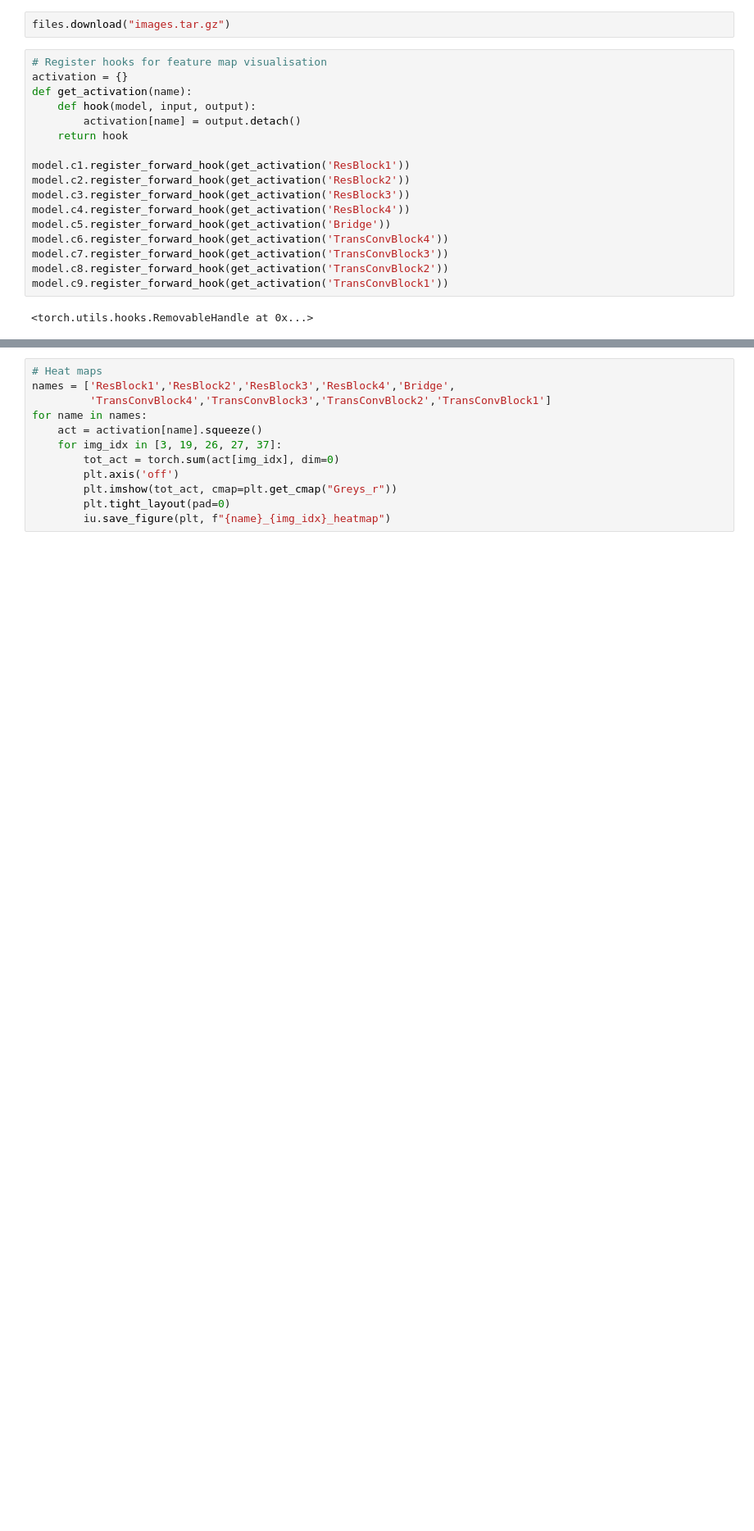
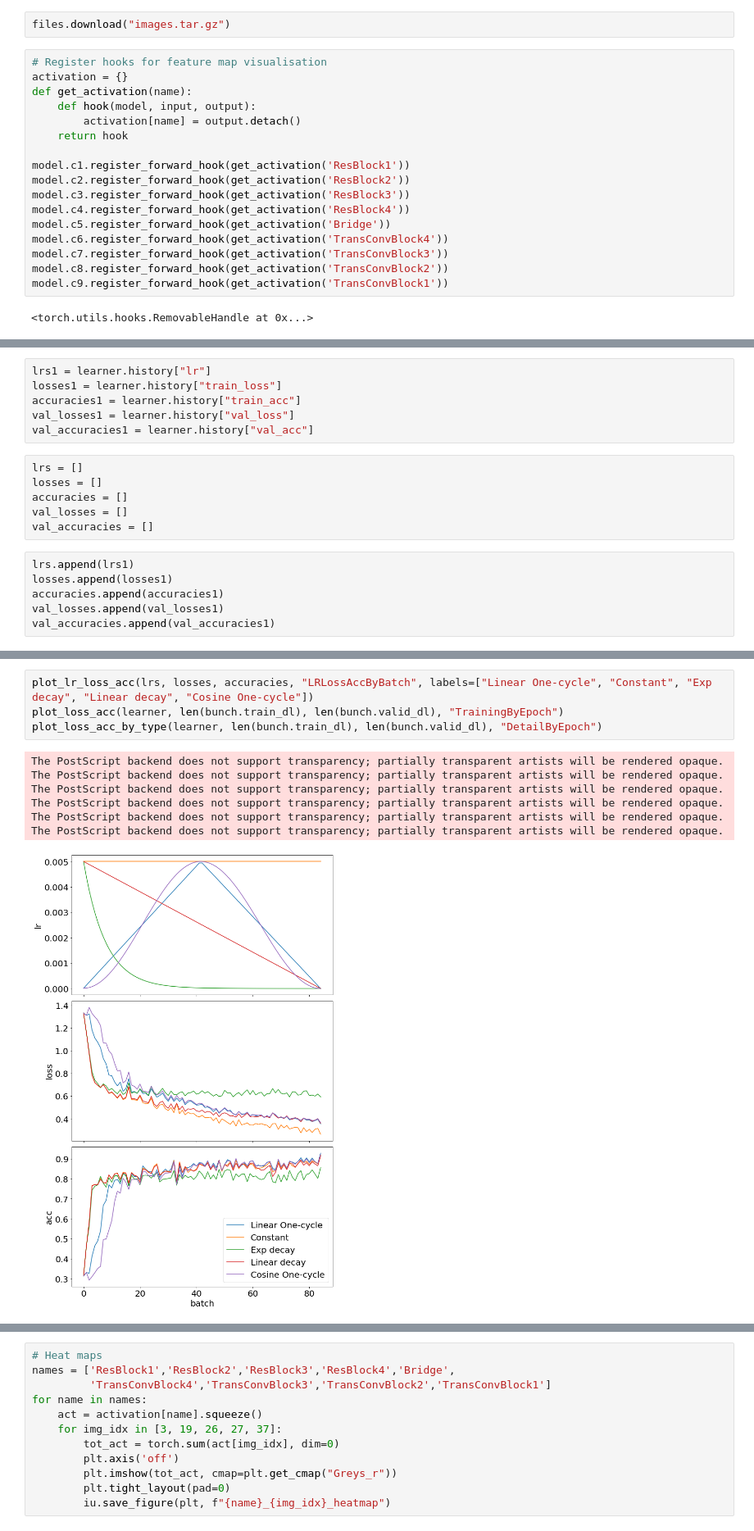
Before and after one commit to AndyChappell/SemanticSegmentation, a Jupyter notebook: dune_network.ipynb, the cells around one changed output, grey strips where cells are left out. Shown at 82% size. Saved outputs shown, nothing was run; the diff lists cells and outputs as text; blank space fills up the shorter version.

```diff
--- a/dune_network.ipynb
+++ b/dune_network.ipynb
@@ -432,0 +475,18 @@ Epoch 5 : Training Loss 0.422 Acc 0.869 Validation Loss 0.422 Acc 0.869 T Acc 0.
+# %%
+lrs1 = learner.history["lr"]
+losses1 = learner.history["train_loss"]
+accuracies1 = learner.history["train_acc"]
+val_losses1 = learner.history["val_loss"]
+val_accuracies1 = learner.history["val_acc"]
+# %%
+lrs = []
+losses = []
+accuracies = []
+val_losses = []
+val_accuracies = []
+# %%
+lrs.append(lrs1)
+losses.append(losses1)
+accuracies.append(accuracies1)
+val_losses.append(val_losses1)
+val_accuracies.append(val_accuracies1)
@@ -432,0 +559,12 @@ Epoch 5 : Training Loss 0.422 Acc 0.869 Validation Loss 0.422 Acc 0.869 T Acc 0.
+# %%
+plot_lr_loss_acc(lrs, losses, accuracies, "LRLossAccByBatch", labels=["Linear One-cycle", "Constant", "Exp decay", "Linear decay", "Cosine One-cycle"])
+plot_loss_acc(learner, len(bunch.train_dl), len(bunch.valid_dl), "TrainingByEpoch")
+plot_loss_acc_by_type(learner, len(bunch.train_dl), len(bunch.valid_dl), "DetailByEpoch")
+# %% [output]
+The PostScript backend does not support transparency; partially transparent artists will be rendered opaque.
+The PostScript backend does not support transparency; partially transparent artists will be rendered opaque.
+The PostScript backend does not support transparency; partially transparent artists will be rendered opaque.
+The PostScript backend does not support transparency; partially transparent artists will be rendered opaque.
+The PostScript backend does not support transparency; partially transparent artists will be rendered opaque.
+The PostScript backend does not support transparency; partially transparent artists will be rendered opaque.
+[figure, added]
```
Also changed, not shown: parts of 18 cells of this notebook.
